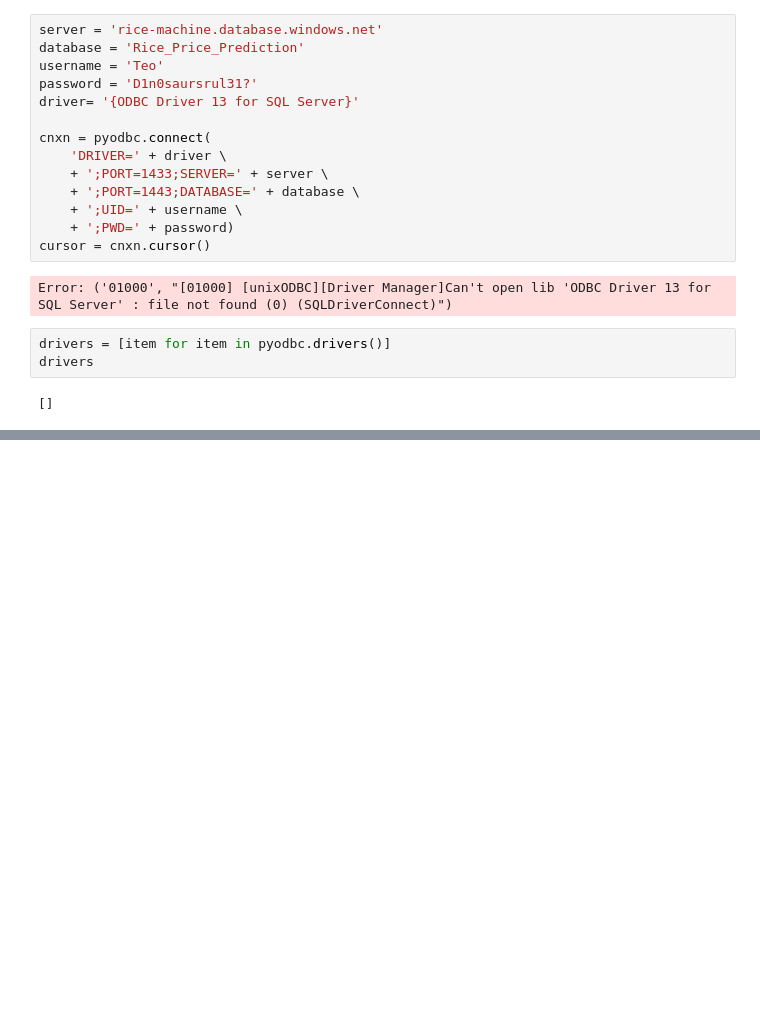
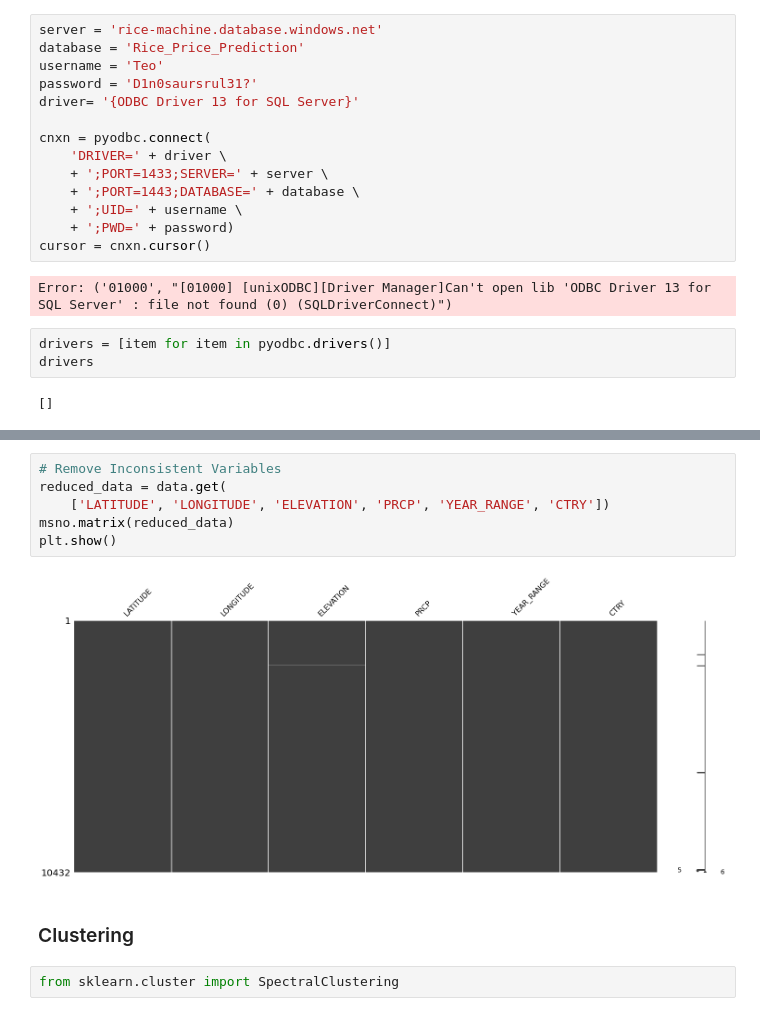
Before and after one commit to MatteoPerona/Rough_rice_prediction, a Jupyter notebook: Data/ Data.ipynb, the cells around one changed output, grey strips where cells are left out. Saved outputs shown, nothing was run; the diff lists cells and outputs as text; blank space fills up the shorter version.

```diff
--- a/Data/ Data.ipynb
+++ b/Data/ Data.ipynb
@@ -117,0 +197,12 @@ drivers
+# %%
+# Remove Inconsistent Variables
+reduced_data = data.get(
+    ['LATITUDE', 'LONGITUDE', 'ELEVATION', 'PRCP', 'YEAR_RANGE', 'CTRY'])
+msno.matrix(reduced_data)
+plt.show()
+# %% [output]
+[figure, added]
+# %% [markdown]
+### Clustering
+# %%
+from sklearn.cluster import SpectralClustering
```
Also changed, not shown: parts of 25 cells of this notebook, 2 other files.
